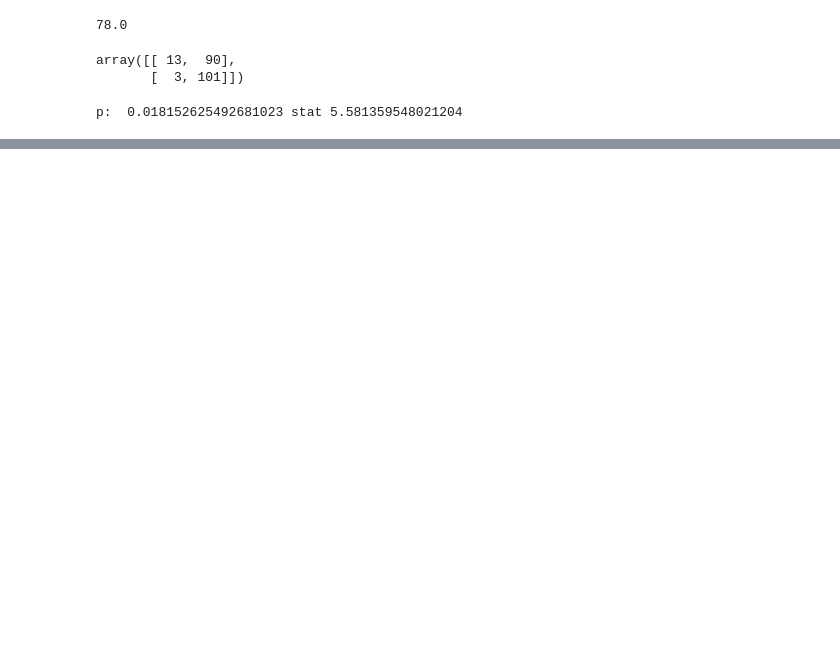
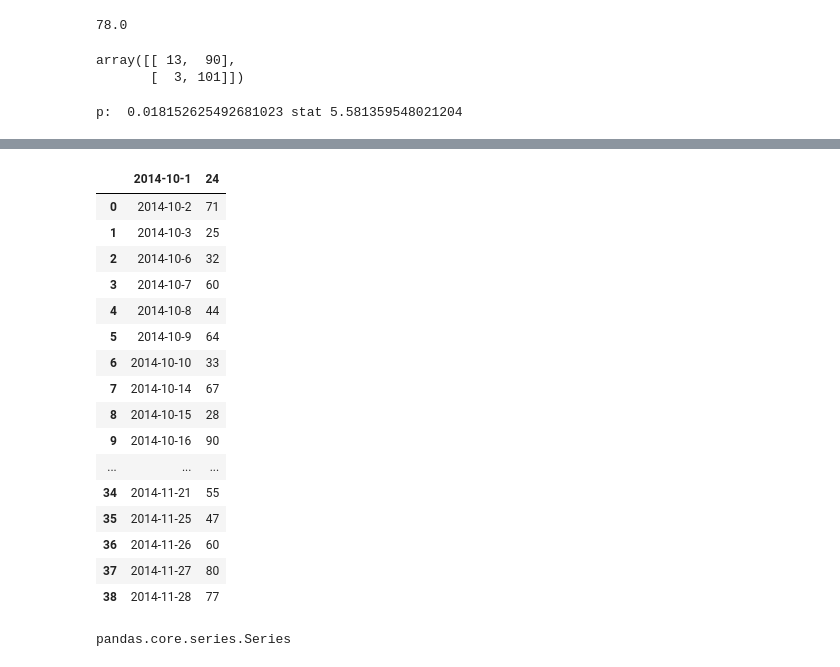
Before and after one commit to hiro106/signate-bento-sales-prediction, a Jupyter notebook: bento_demand_prediction_signate.ipynb, the cells around one changed output, grey strips where cells are left out. Cells and saved outputs as stored; diff of their text form; code cells hidden in the pictures; blank space fills up the shorter version.

```diff
--- a/bento_demand_prediction_signate.ipynb
+++ b/bento_demand_prediction_signate.ipynb
@@ -1115,0 +1207,22 @@ p:  0.018152625492681023 stat 5.581359548021204
+# %%
+sample_with_header = pd.read_csv("/drive/My Drive/Colab Notebooks/signate/bento/sample.csv")
+# %%
+sample_with_header
+# %% [output]
+|  | 2014-10-1 | 24 |
+| 0 | 2014-10-2 | 71 |
+| 1 | 2014-10-3 | 25 |
+| 2 | 2014-10-6 | 32 |
+| 3 | 2014-10-7 | 60 |
+| 4 | 2014-10-8 | 44 |
+| 5 | 2014-10-9 | 64 |
+| 6 | 2014-10-10 | 33 |
+| 7 | 2014-10-14 | 67 |
+| 8 | 2014-10-15 | 28 |
+| 9 | 2014-10-16 | 90 |
+| ... | ... | ... |
+| 34 | 2014-11-21 | 55 |
+| 35 | 2014-11-25 | 47 |
+| 36 | 2014-11-26 | 60 |
+| 37 | 2014-11-27 | 80 |
+| 38 | 2014-11-28 | 77 |
@@ -1115,0 +1233,4 @@ p:  0.018152625492681023 stat 5.581359548021204
+# %%
+type(test["t"])
+# %% [output]
+pandas.core.series.Series
```
Also changed, not shown: parts of 21 cells of this notebook.
